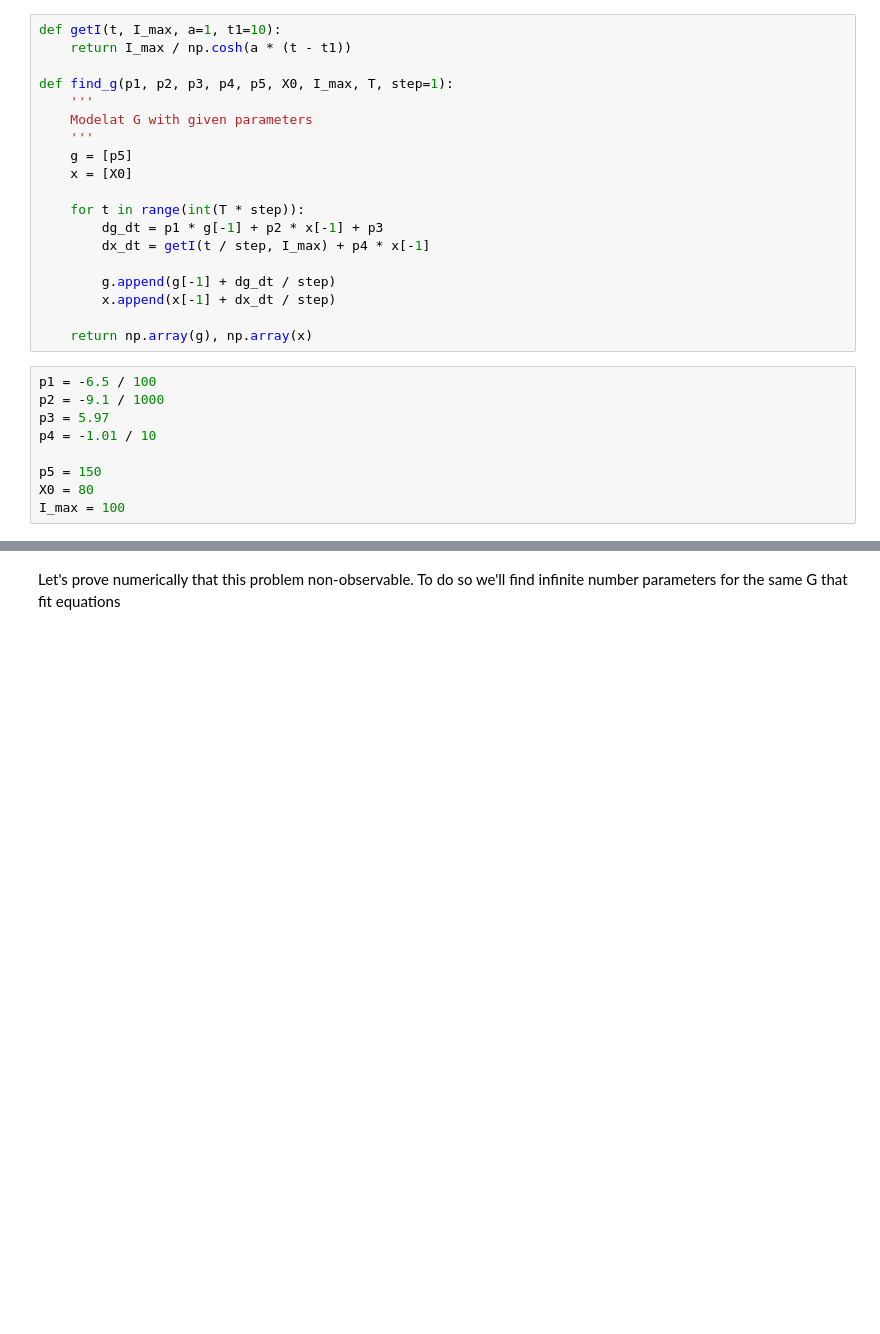
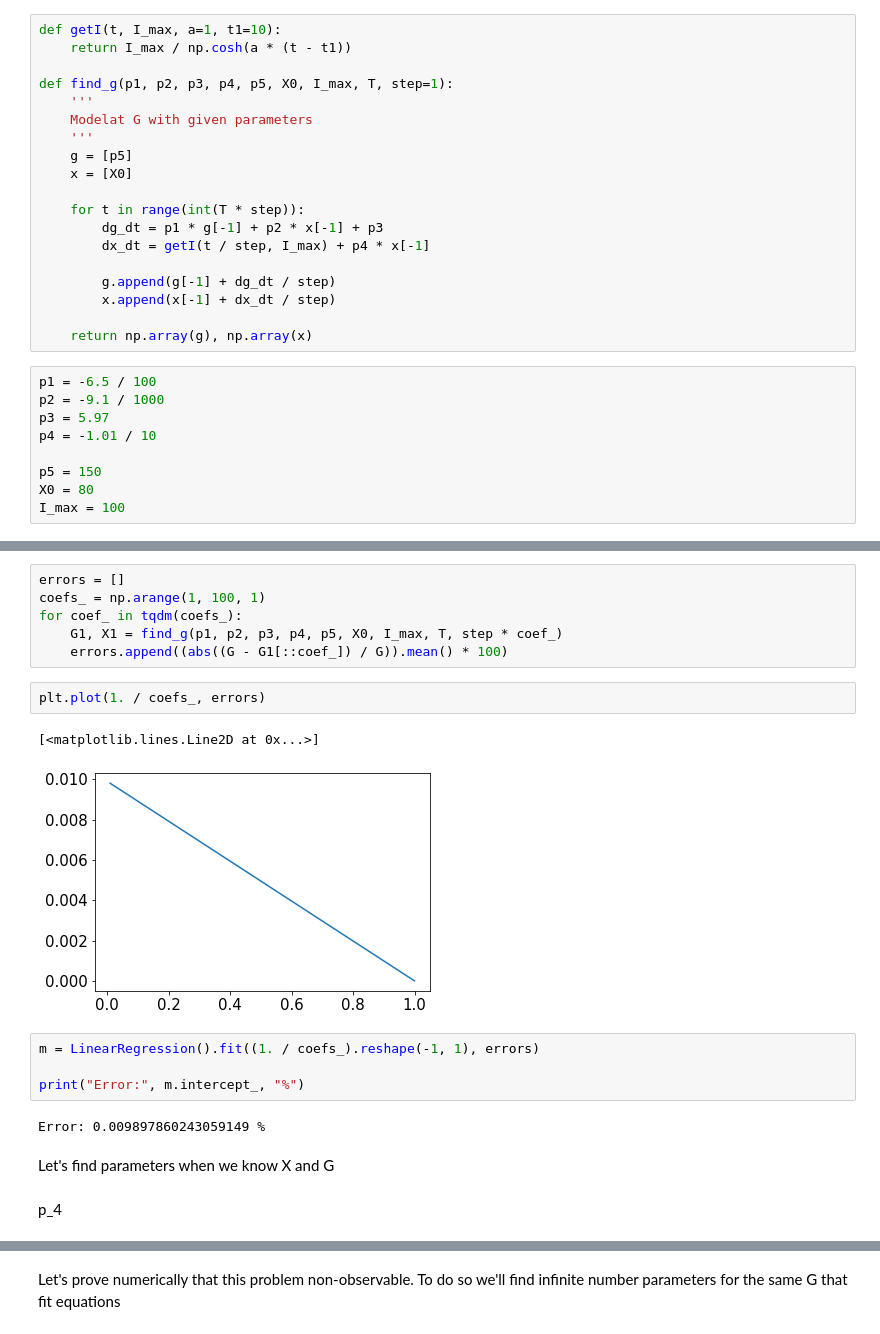
Before and after one commit to vanderwardan/insulin_sensitivity, a Jupyter notebook: Model 5.ipynb, the cells around one changed output, grey strips where cells are left out. Drawn from its saved outputs; the diff is of its cells as text; blank space fills up the shorter version.

```diff
--- a/Model 5.ipynb
+++ b/Model 5.ipynb
@@ -59,0 +72,21 @@ plt.legend()
+# %%
+errors = []
+coefs_ = np.arange(1, 100, 1)
+for coef_ in tqdm(coefs_):
+    G1, X1 = find_g(p1, p2, p3, p4, p5, X0, I_max, T, step * coef_)
+    errors.append((abs((G - G1[::coef_]) / G)).mean() * 100)
+# %%
+plt.plot(1. / coefs_, errors)
+# %% [output]
+[<matplotlib.lines.Line2D at 0x...>]
+[figure, added]
+# %%
+m = LinearRegression().fit((1. / coefs_).reshape(-1, 1), errors)
+
+print("Error:", m.intercept_, "%")
+# %% [output]
+Error: 0.009897860243059149 %
+# %% [markdown]
+Let's find parameters when we know X and G
+# %% [markdown]
+p_4
```
Also changed, not shown: parts of 23 cells of this notebook, 1 other file.
